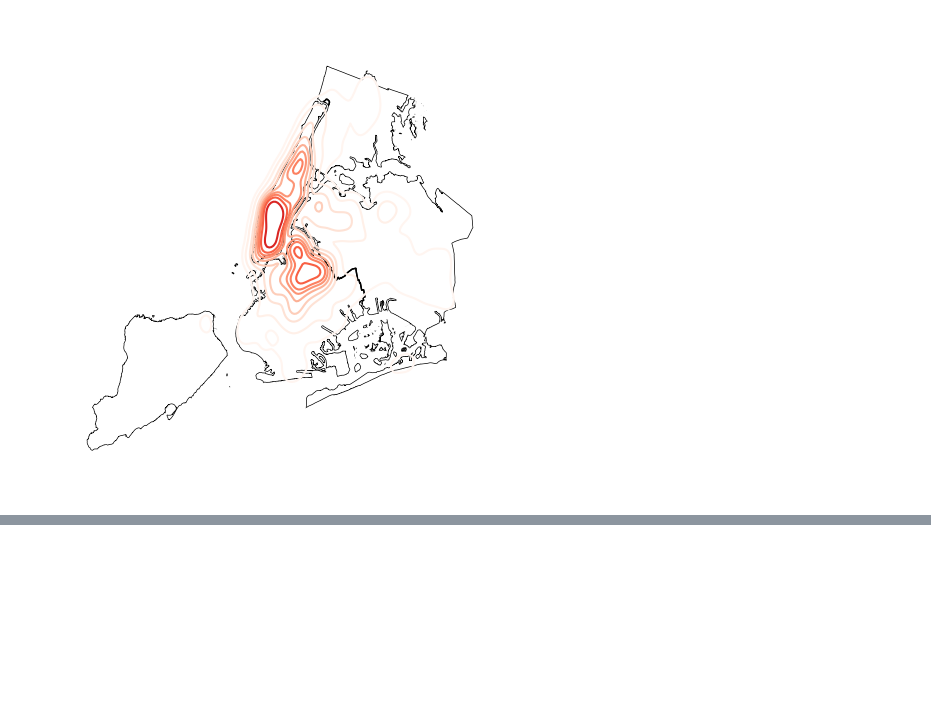
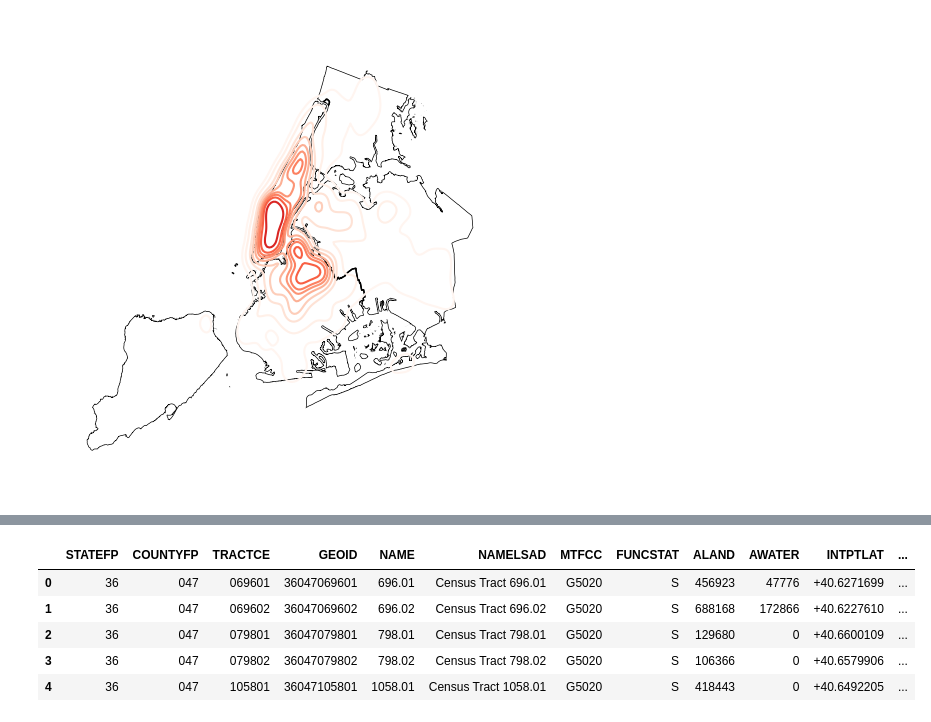
Before and after one commit to domoench/geospatial, a Jupyter notebook: AirBnB Listings EDA/AirBnB Listings EDA.ipynb, the cells around one changed output, grey strips where cells are left out. Cells and saved outputs as stored; diff of their text form; code cells hidden in the pictures; blank space fills up the shorter version.

```diff
--- a/AirBnB Listings EDA/AirBnB Listings EDA.ipynb
+++ b/AirBnB Listings EDA/AirBnB Listings EDA.ipynb
@@ -101,3 +87,12 @@ NY_Tracts.to_crs(4326)
+# %%
+NY_Tracts.head()
+# %% [output]
+|  | STATEFP | COUNTYFP | TRACTCE | GEOID | NAME | NAMELSAD | MTFCC | FUNCSTAT | ALAND | AWATER | INTPTLAT | ... |
+| 0 | 36 | 047 | 069601 | 36047069601 | 696.01 | Census Tract 696.01 | G5020 | S | 456923 | 47776 | +40.6271699 | ... |
+| 1 | 36 | 047 | 069602 | 36047069602 | 696.02 | Census Tract 696.02 | G5020 | S | 688168 | 172866 | +40.6227610 | ... |
+| 2 | 36 | 047 | 079801 | 36047079801 | 798.01 | Census Tract 798.01 | G5020 | S | 129680 | 0 | +40.6600109 | ... |
+| 3 | 36 | 047 | 079802 | 36047079802 | 798.02 | Census Tract 798.02 | G5020 | S | 106366 | 0 | +40.6579906 | ... |
+| 4 | 36 | 047 | 105801 | 36047105801 | 1058.01 | Census Tract 1058.01 | G5020 | S | 418443 | 0 | +40.6492205 | ... |
 # %%
 # Filter the census tracts to those in the New York CBSA (Core-Based Statistical Area)
 # to make it more managable and relevant
```
Also changed, not shown: parts of 8 cells of this notebook.
